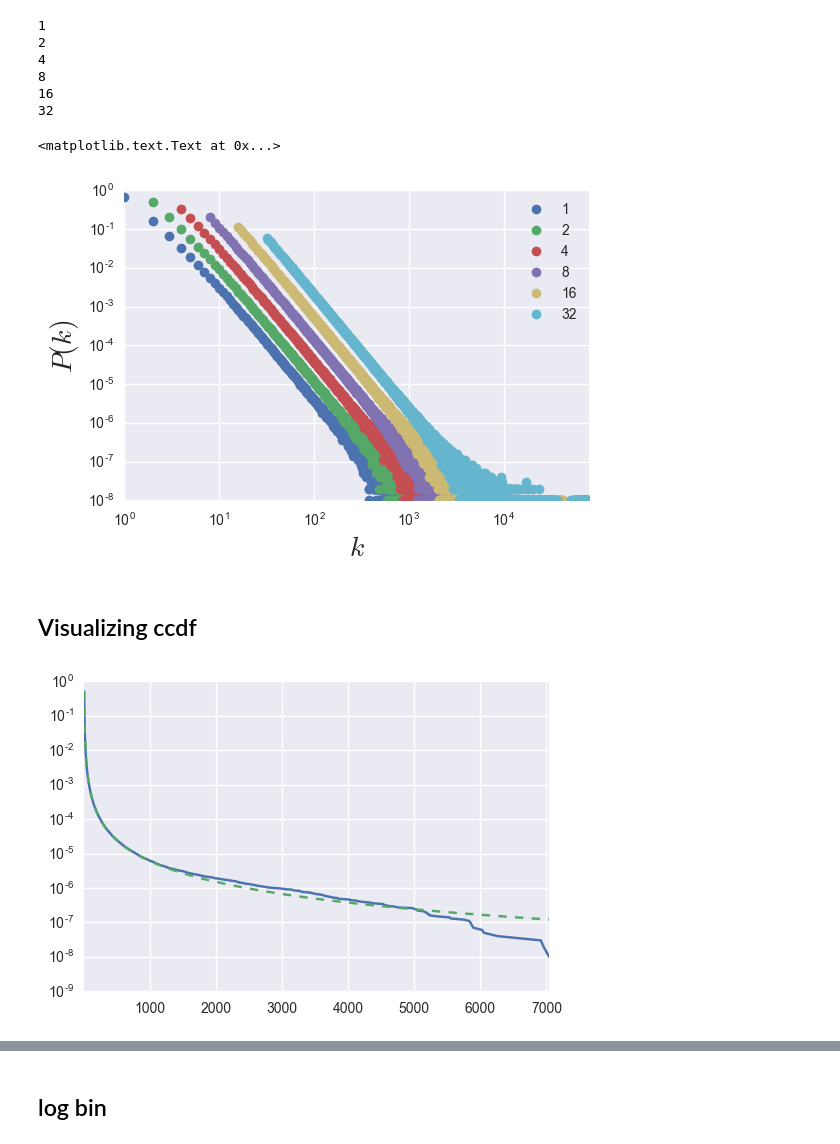
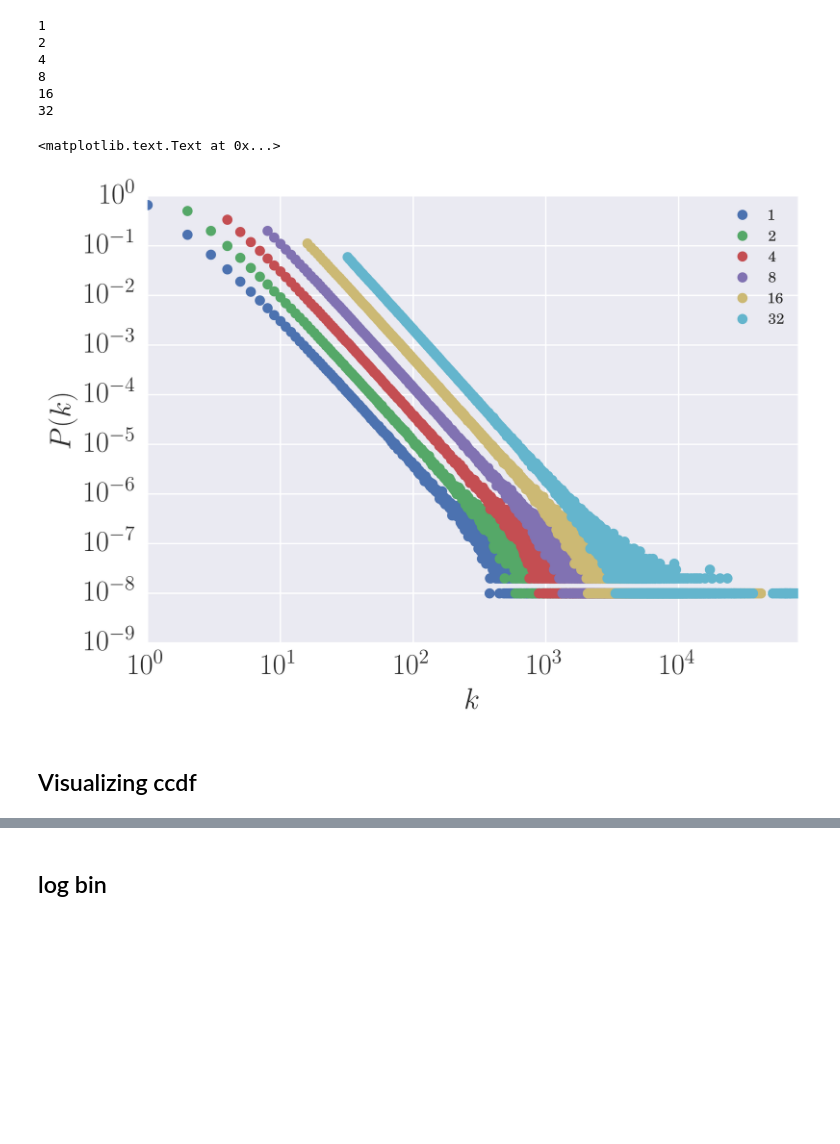
Before and after one commit to lingxz/networks, a Jupyter notebook: preferential-attachment.ipynb, the cells around one changed output, grey strips where cells are left out. Saved outputs shown, nothing was run; the diff lists cells and outputs as text; code cells hidden in the pictures; blank space fills up the shorter version.

```diff
--- a/preferential-attachment.ipynb
+++ b/preferential-attachment.ipynb
@@ -13,6 +13,12 @@ import csv
 from IPython.display import display
 warnings.filterwarnings('ignore')
 
+# configure plotting
+rc('text', usetex=True)
+plt.rc('font', family='serif')
+%config InlineBackend.rc = {'figure.dpi': 300, 'savefig.dpi': 300, \
+                            'font.size': 30, \
+                            'figure.facecolor': (1, 1, 1, 0)}
 %matplotlib inline
 # %%
 %load_ext autoreload
@@ -66,16 +72,12 @@ for col in fixed_n_degrees:
     total = fixed_n_degrees[col].dropna().sum()
     fixed_n_degrees[col] = fixed_n_degrees[col] / total
 # %%
-fixed_n_degrees.plot(style='o', loglog=True)
+fixed_n_degrees.plot(style='o', loglog=True, fontsize=font_size, ylim=(1e-9, 1))
 ax = plt.gca()
 ax.set_ylabel(u'$P(k)$', fontsize=font_size)
 ax.set_xlabel(u'$k$', fontsize=font_size)
 # %% [output]
 <matplotlib.text.Text at 0x...>
-[figure, old version]
+[figure, new version]
 # %% [markdown]
 ## Visualizing ccdf
-# %%
-utils.visualize_ccdf(fixed_n_degrees, 2)
-# %% [output]
-[figure, removed]
```
Also changed, not shown: parts of 22 cells of this notebook, 1 other file.
